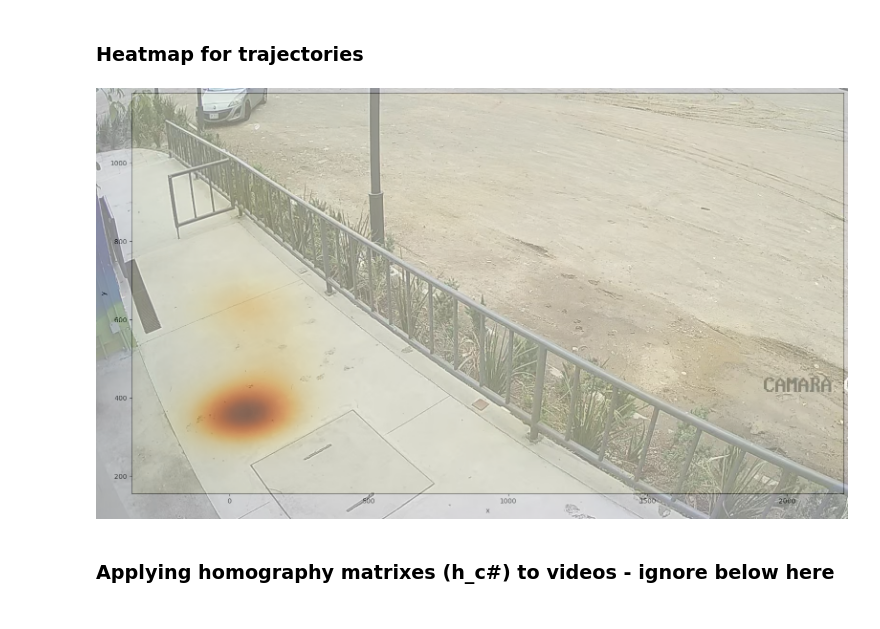
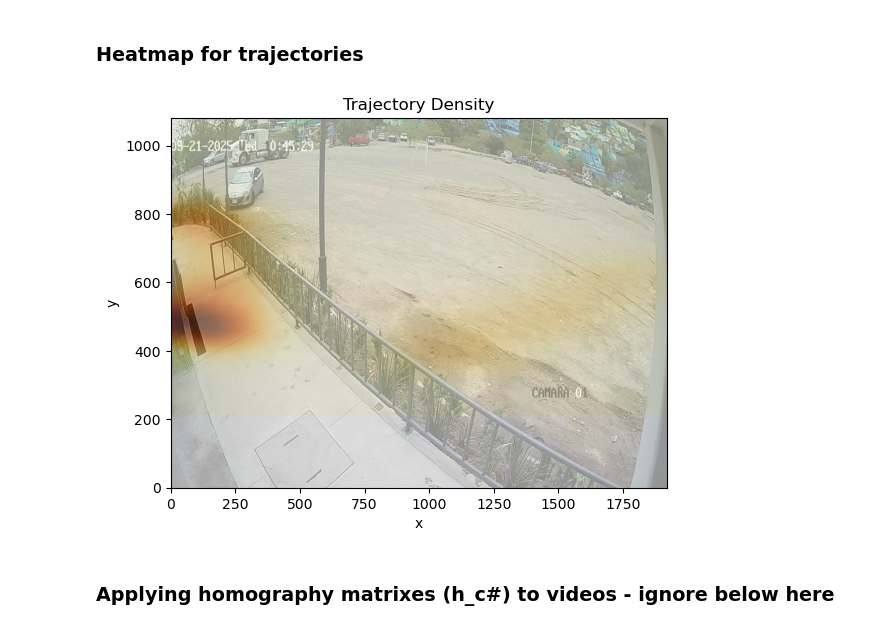
Before and after one commit to CentroFuturoCiudades/pinos-analytics-cv, a Jupyter notebook: src/distance_pinos.ipynb, the cells around one changed output. Drawn from its saved outputs; the diff is of its cells as text; code cells hidden in the pictures.

```diff
--- a/src/distance_pinos.ipynb
+++ b/src/distance_pinos.ipynb
@@ -415,51 +415,38 @@ Point Matching Error (PME) 55.865105
 # %%
 #from https://zbigatron.com/generating-heatmaps-from-coordinates/
 
 import pandas as pd
 import seaborn as sns
 import numpy as np
 import os
 import glob
 from matplotlib import pyplot as plt
 import matplotlib.image as image
 
 img = image.imread('../imgs/cam01.jpeg')
 
-# merging the files
+# Merging csv files
 joined_files = os.path.join("../csv/trajectory/", "*.csv")
-
-# A list of all joined files is returned
 joined_list = glob.glob(joined_files)
-
-# Finally, the files are joined
 coords = pd.concat(map(pd.read_csv, joined_list), ignore_index=True)
 #print(coords)
 
 fig, ax = plt.subplots()
 
+# Call the kernel density estimator function
+sns.kdeplot(data = coords, x="x", y="y", fill=True, thresh=0, levels=100, cmap="YlOrBr", legend=True)
 
-"""csv_files = [f for f in os.listdir('../csv/trajectory/')if f.endswith('.csv')]
-
-#coords = pd.read_csv('../csv/trajectory/trajectory_points_2025_05_21-09_48_22_AM.csv')
-for file_name in csv_files:
-    file_path = os.path.join(folder_path, file_name)"""
-
-# call the kernel density estimator function
-ax = sns.kdeplot(data = coords, x="x", y="y", fill=True, thresh=0, levels=100, cmap="YlOrBr", legend=True)
-# the function has additional paramter, e.g. to change the colour palette,
-# so if you need things customised, there are plenty of options
-
-# plot your KDE
-# once again, there are plenty of customisations available to you in pyplot
-fig.figimage(img, resize=True, alpha=0.5)
-ax.legend(loc='upper left')
+# Plot KDE
+#fig.figimage(img, resize=True, alpha=0.5)
+ax.imshow(img, alpha=0.5, aspect='auto', extent=[0, 1920, 0, 1080], zorder=1)
+plt.title('Trajectory Density')
 plt.show()
 
-# save your KDE to disk
+# Save KDE
 #fig = ax.get_figure()
 #fig.savefig('kde.png', transparent=True, bbox_inches='tight', pad_inches=0)
 # %% [output]
-[figure, old version]
+[figure, new version]
 # %% [markdown]
 ### Applying homography matrixes (h_c#) to videos - ignore below here
 # %%
```
Also changed, not shown: 35 other files.
